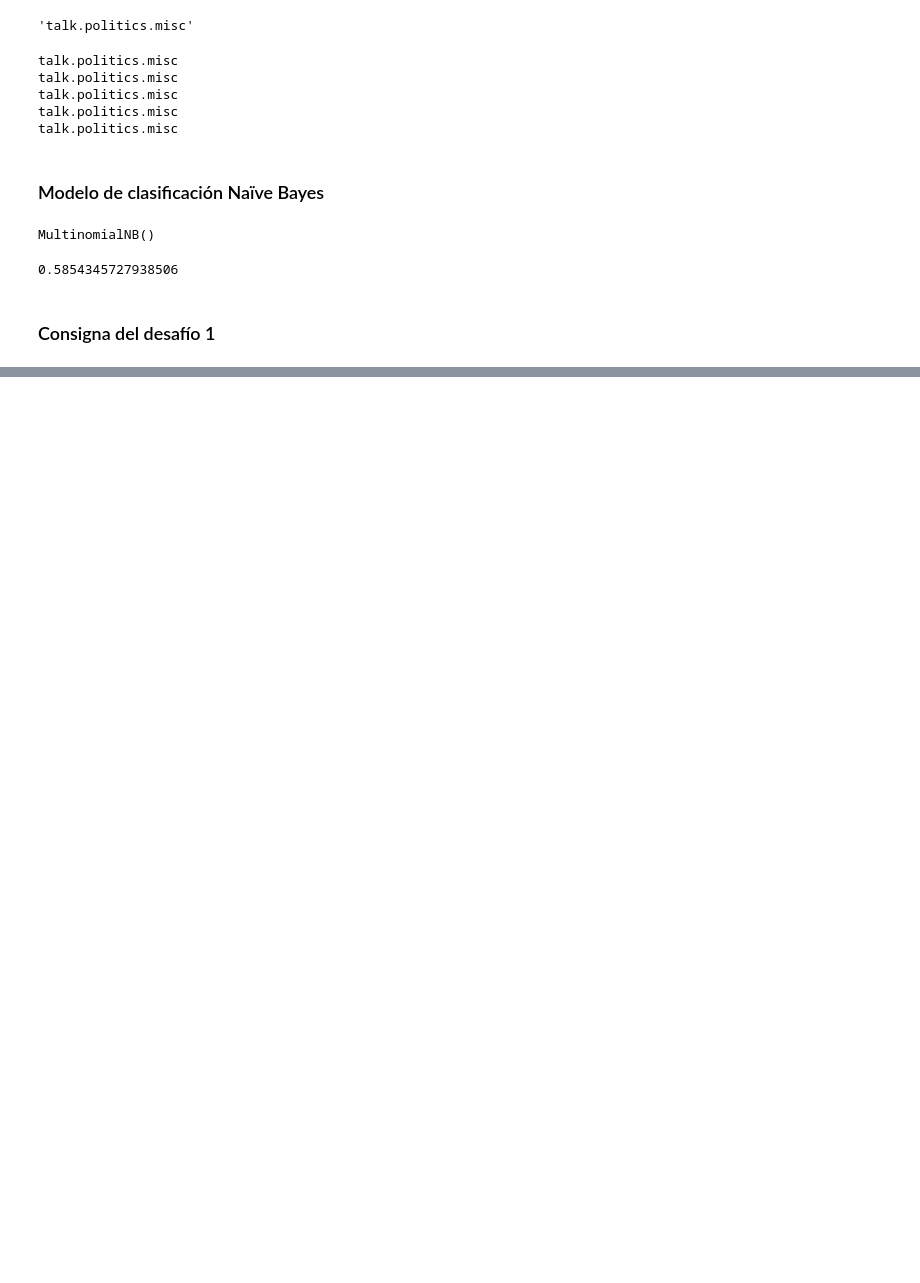
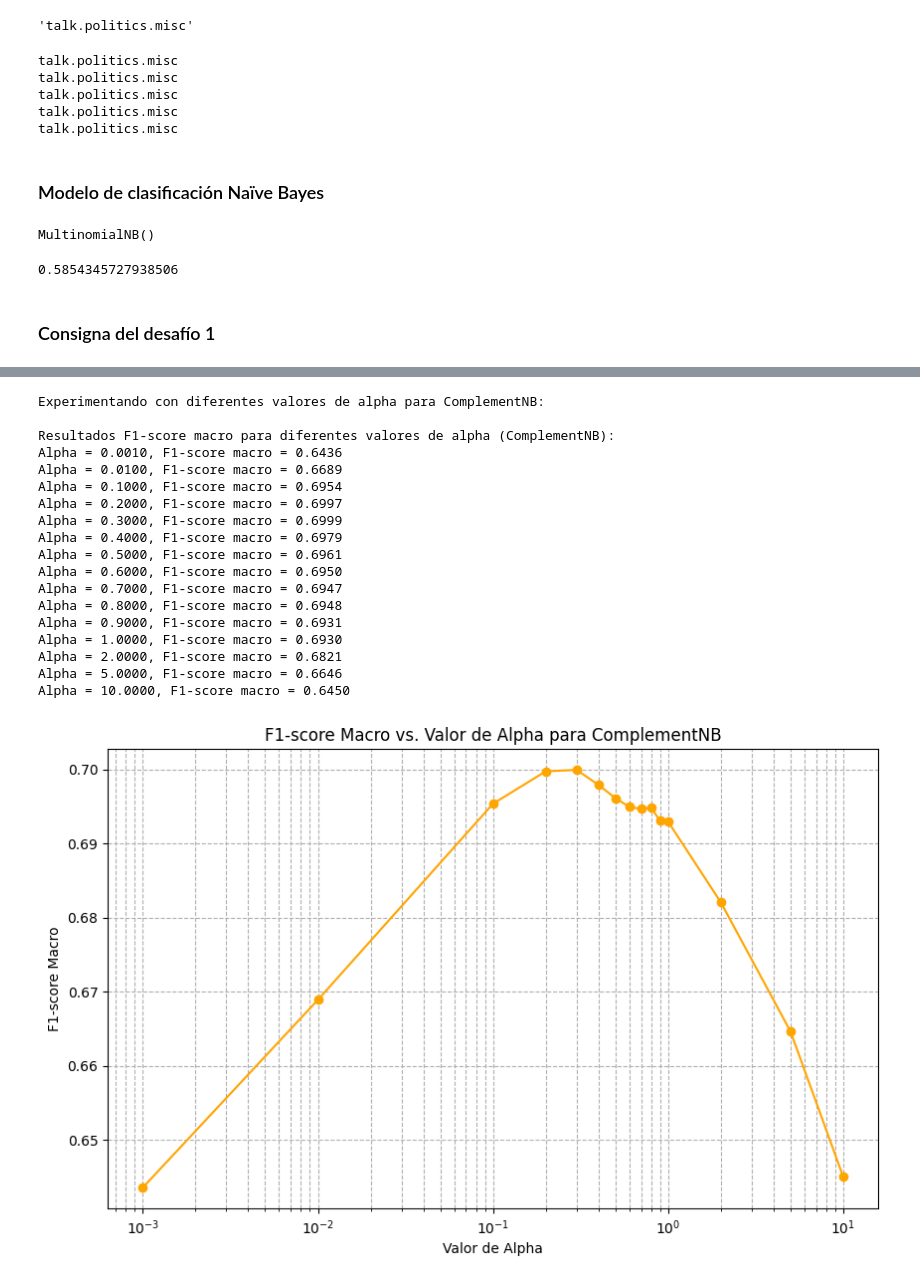
Before and after one commit to Kalima83/procesamiento_lenguaje_natural, a Jupyter notebook: clase_1/ejercicios/Desafio_1.ipynb, the cells around one changed output, grey strips where cells are left out. Drawn from its saved outputs; the diff is of its cells as text; code cells hidden in the pictures; blank space fills up the shorter version.

```diff
--- a/clase_1/ejercicios/Desafio_1.ipynb
+++ b/clase_1/ejercicios/Desafio_1.ipynb
@@ -207,0 +583,63 @@ Estudiar ahora similaridad entre palabras tomando 5 palabras y estudiando sus 5
+# %%
+from sklearn.naive_bayes import ComplementNB
+from sklearn.metrics import f1_score
+import matplotlib.pyplot as plt
+import numpy as np
+
+# Definir una lista de valores de alpha para probar
+# Podemos usar los mismos valores que para MultinomialNB o ajustarlos si es necesario
+alpha_values = [0.001, 0.01, 0.1, 0.2, 0.3, 0.4, 0.5, 0.6, 0.7, 0.8, 0.9, 1.0, 2.0, 5.0, 10.0]
+
+# Listas para almacenar los resultados
+f1_scores_cnb = []
+
+print("Experimentando con diferentes valores de alpha para ComplementNB:")
+
+for alpha in alpha_values:
+    # Instanciar el modelo Complement Naïve Bayes con el valor de alpha actual
+    cnb_clf = ComplementNB(alpha=alpha)
+
+    # Entrenar el modelo
+    cnb_clf.fit(X_train, y_train)
+
+    # Hacer predicciones
+    y_pred_cnb = cnb_clf.predict(X_test)
+
+    # Calcular F1-score macro
+    f1_cnb = f1_score(y_test, y_pred_cnb, average='macro')
+    f1_scores_cnb.append(f1_cnb)
+
+# Mostrar los resultados
+print("\nResultados F1-score macro para diferentes valores de alpha (ComplementNB):")
+for alpha, f1_cnb in zip(alpha_values, f1_scores_cnb):
+    print(f"Alpha = {alpha:.4f}, F1-score macro = {f1_cnb:.4f}")
+
+# Opcional: Graficar los resultados
+plt.figure(figsize=(10, 6))
+plt.plot(alpha_values, f1_scores_cnb, marker='o', color='orange')
+plt.xscale('log') # Usar escala logarítmica para el eje x si los valores de alpha varían mucho
+plt.xlabel("Valor de Alpha")
+plt.ylabel("F1-score Macro")
+plt.title("F1-score Macro vs. Valor de Alpha para ComplementNB")
+plt.grid(True, which="both", ls="--")
+plt.show()
+# %% [output]
+Experimentando con diferentes valores de alpha para ComplementNB:
+
+Resultados F1-score macro para diferentes valores de alpha (ComplementNB):
+Alpha = 0.0010, F1-score macro = 0.6436
+Alpha = 0.0100, F1-score macro = 0.6689
+Alpha = 0.1000, F1-score macro = 0.6954
+Alpha = 0.2000, F1-score macro = 0.6997
+Alpha = 0.3000, F1-score macro = 0.6999
+Alpha = 0.4000, F1-score macro = 0.6979
+Alpha = 0.5000, F1-score macro = 0.6961
+Alpha = 0.6000, F1-score macro = 0.6950
+Alpha = 0.7000, F1-score macro = 0.6947
+Alpha = 0.8000, F1-score macro = 0.6948
+Alpha = 0.9000, F1-score macro = 0.6931
+Alpha = 1.0000, F1-score macro = 0.6930
+Alpha = 2.0000, F1-score macro = 0.6821
+Alpha = 5.0000, F1-score macro = 0.6646
+Alpha = 10.0000, F1-score macro = 0.6450
+[figure, added]
```
Also changed, not shown: parts of 16 cells of this notebook.
